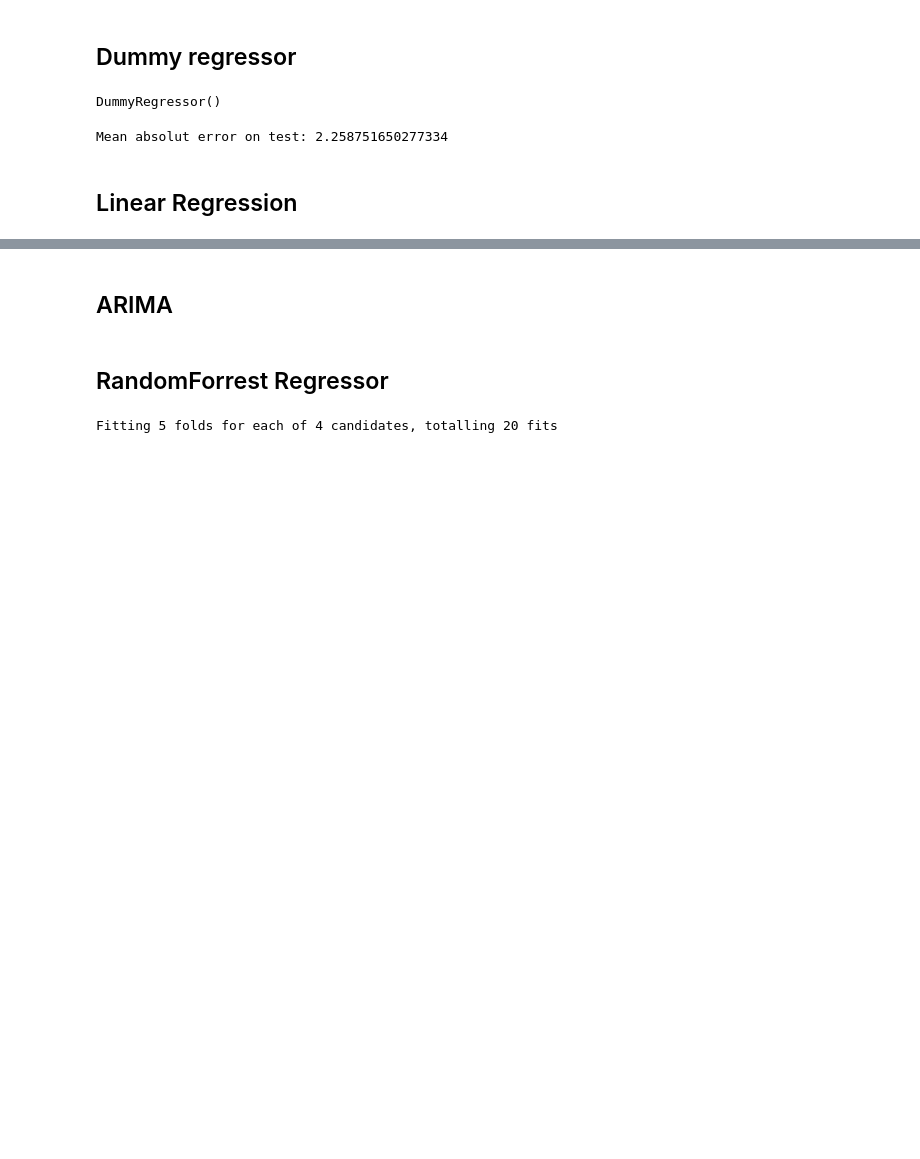
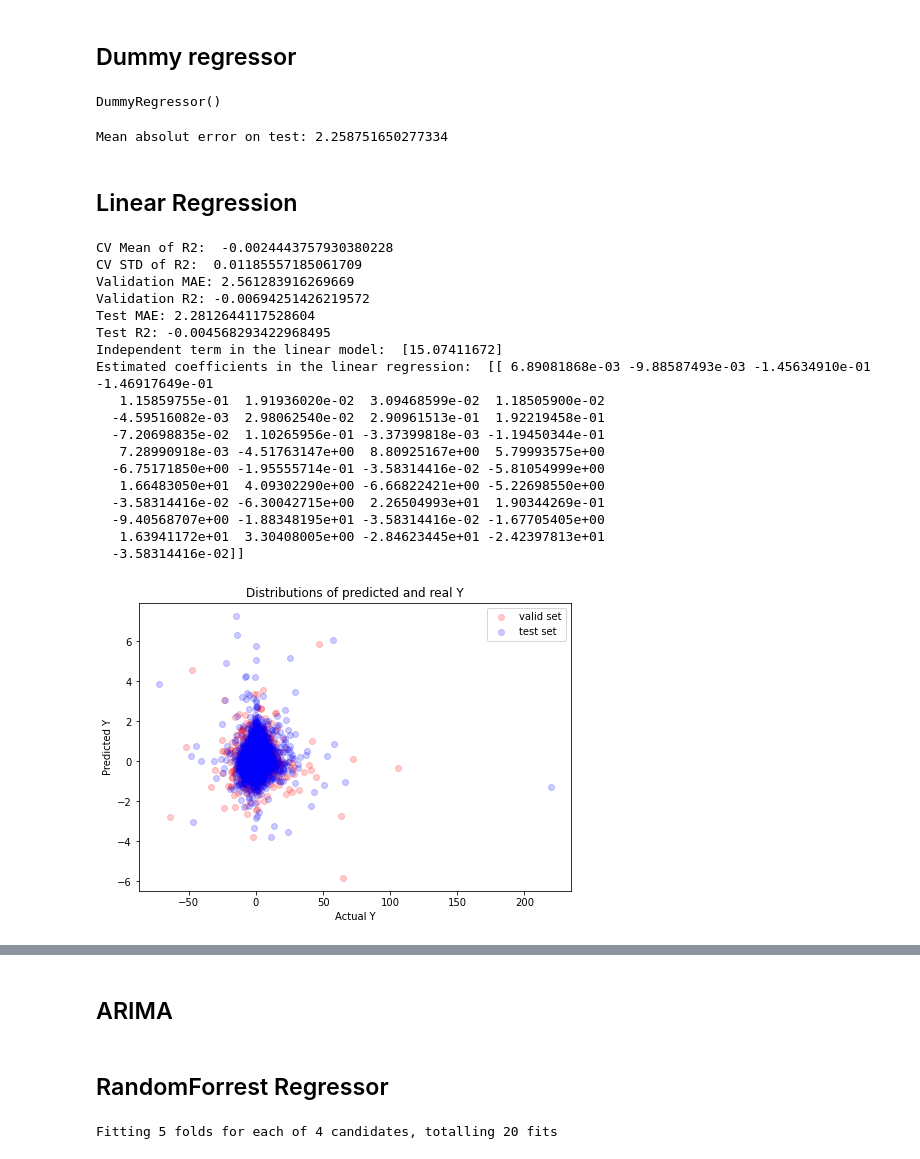
Before and after one commit to TazTornadoo/SigmoidFreud, a Jupyter notebook: Python/Submission/Electricity_price_prediction_5.ipynb, the cells around one changed output, grey strips where cells are left out. Drawn from its saved outputs; the diff is of its cells as text; code cells hidden in the pictures; blank space fills up the shorter version.

Commit message:
Add Linear and Polynomial Regressions

```diff
--- a/Python/Submission/Electricity_price_prediction_5.ipynb
+++ b/Python/Submission/Electricity_price_prediction_5.ipynb
@@ -313,3 +315,61 @@ result = evaluate_model(dummy_model, X_test_window_size_5, y_test_window_size_5)
 Mean absolut error on test: 2.258751650277334
 # %% [markdown]
 ## Linear Regression
+# %%
+########## Helper functions for the linear models
+##### Function to perform Cross Validation on Linear Models
+def get_cv_scores(model, X_train, y_train):
+    scores = cross_val_score(model, X_train, y_train, cv=5, scoring='r2')
+    print('CV Mean of R2: ', np.mean(scores))
+    print('CV STD of R2: ', np.std(scores))
+
+##### Function to evaluate Linear Models
+def evaluate_valid(model, X_valid, y_valid, X_test, y_test):
+    predictions_valid = model.predict(X_valid)
+    mae_valid = mean_absolute_error(y_valid, predictions_valid)
+    r2_valid = r2_score(y_valid, predictions_valid)
+    print("Validation MAE:", mae_valid)
+    print("Validation R2:", r2_valid)
+
+    predictions_test = model.predict(X_test)
+    mae_test = mean_absolute_error(y_test, predictions_test)
+    r2_test = r2_score(y_test, predictions_test)
+    print("Test MAE:", mae_test)
+    print("Test R2:", r2_test)
+
+    fig=plt.figure()
+    ax=fig.add_axes([0,0,1,1])
+    ax.scatter(y_valid, predictions_valid, color='r', label='valid set', alpha=0.2)
+    ax.scatter(y_test, predictions_test, color='b', label='test set', alpha=0.2)
+    ax.set_title('Distributions of predicted and real Y')
+    ax.set_xlabel('Actual Y')
+    ax.set_ylabel('Predicted Y')
+    ax.legend()
+# %%
+##### Direct Linear Modling on Original Data
+model_lr = LinearRegression(copy_X=True, n_jobs=100)
+model_lr.fit(X_train_window_size_5, y_train_window_size_5)
+get_cv_scores(model_lr, X_train_window_size_5, y_train_window_size_5)
+evaluate_valid(model_lr, X_valid_window_size_5, y_valid_window_size_5, X_test_window_size_5, y_test_window_size_5)
+print('Independent term in the linear model: ', model_lr.intercept_)
+print('Estimated coefficients in the linear regression: ', model_lr.coef_)
+# %% [output]
+CV Mean of R2:  -0.0024443757930380228
+CV STD of R2:  0.01185557185061709
+Validation MAE: 2.561283916269669
+Validation R2: -0.00694251426219572
+Test MAE: 2.2812644117528604
+Test R2: -0.004568293422968495
+Independent term in the linear model:  [15.07411672]
+Estimated coefficients in the linear regression:  [[ 6.89081868e-03 -9.88587493e-03 -1.45634910e-01 -1.46917649e-01
+   1.15859755e-01  1.91936020e-02  3.09468599e-02  1.18505900e-02
+  -4.59516082e-03  2.98062540e-02  2.90961513e-01  1.92219458e-01
+  -7.20698835e-02  1.10265956e-01 -3.37399818e-03 -1.19450344e-01
+   7.28990918e-03 -4.51763147e+00  8.80925167e+00  5.79993575e+00
+  -6.75171850e+00 -1.95555714e-01 -3.58314416e-02 -5.81054999e+00
+   1.66483050e+01  4.09302290e+00 -6.66822421e+00 -5.22698550e+00
+  -3.58314416e-02 -6.30042715e+00  2.26504993e+01  1.90344269e-01
+  -9.40568707e+00 -1.88348195e+01 -3.58314416e-02 -1.67705405e+00
+   1.63941172e+01  3.30408005e+00 -2.84623445e+01 -2.42397813e+01
+  -3.58314416e-02]]
+[figure, added]
```
Also changed, not shown: parts of 3 cells of this notebook, 1 other file.
